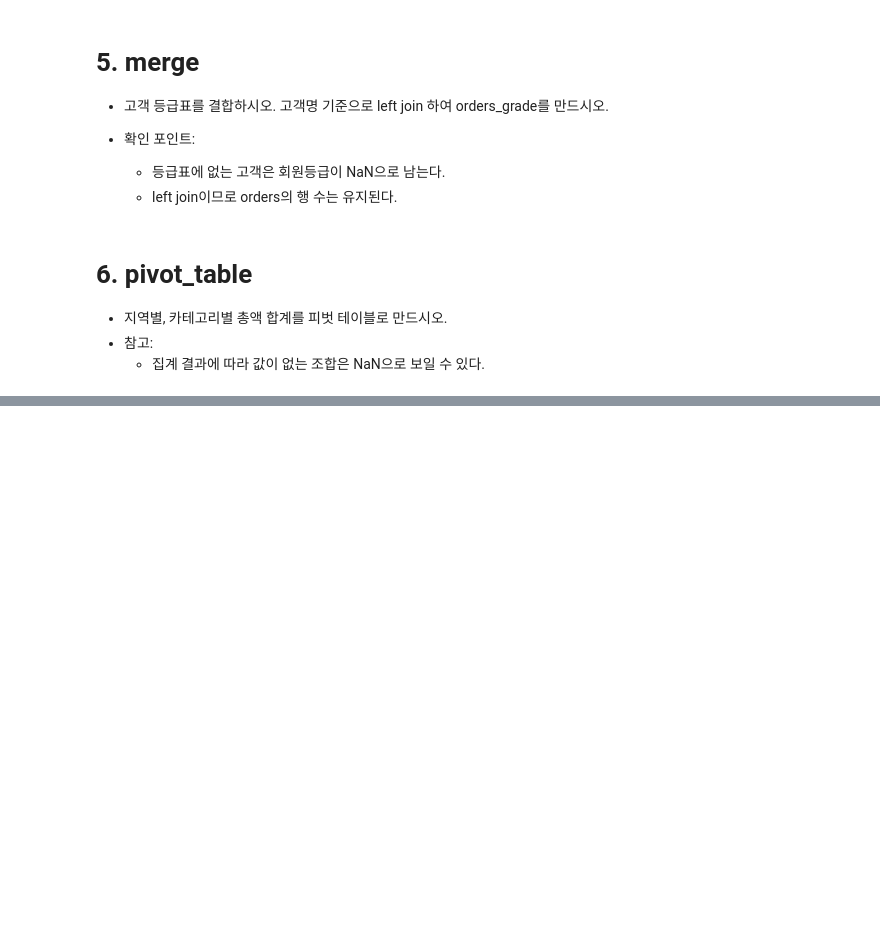
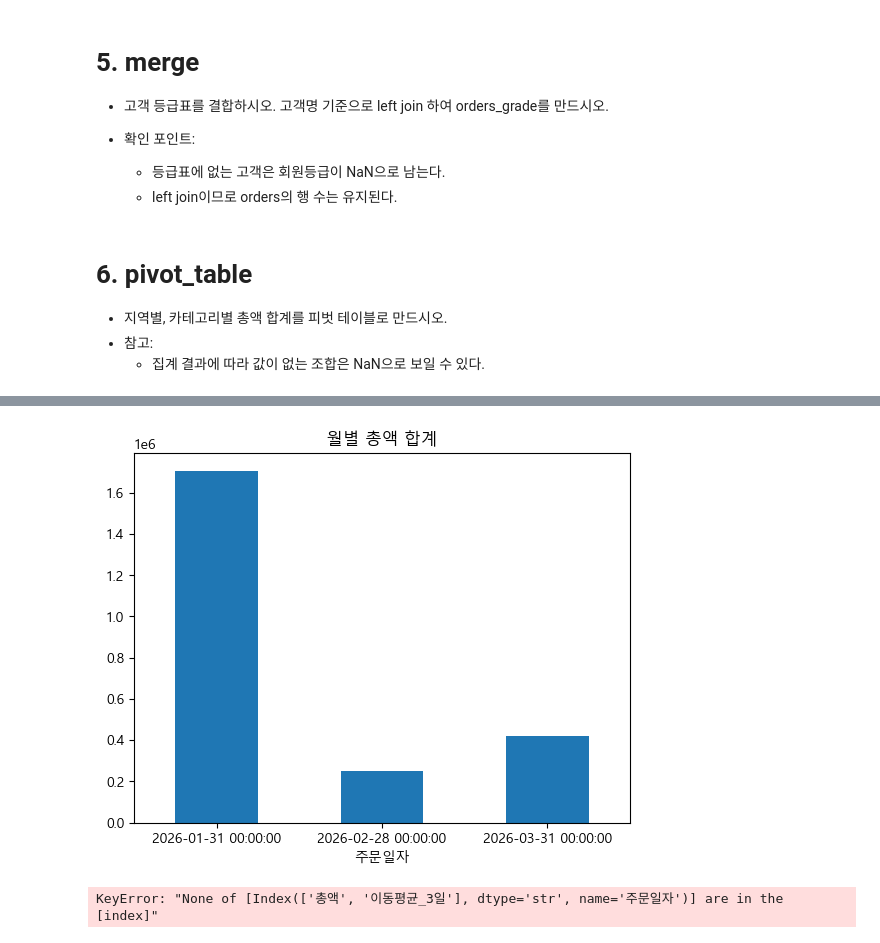
Before and after one commit to LeeMyungbin/gitRemote-Test, a Jupyter notebook: 04_DATA_ANALYSIS/practice/pandas_practice_02.ipynb, the cells around one changed output, grey strips where cells are left out. Saved outputs shown, nothing was run; the diff lists cells and outputs as text; code cells hidden in the pictures; blank space fills up the shorter version.

```diff
--- a/04_DATA_ANALYSIS/practice/pandas_practice_02.ipynb
+++ b/04_DATA_ANALYSIS/practice/pandas_practice_02.ipynb
@@ -132,0 +230,6 @@ orders_grade= pd.merge(orders, new_orders, on='고객명', how='left')
+# %%
+orders['평균총액'] = orders.groupby('카테고리')['총액'].transform('mean')
+
+orders['평균대비'] = orders['총액'] - orders['평균총액']
+# 정답(추가) : pd.options.display.float_format = '{:,.0f}'.format
+orders
@@ -132,0 +254,4 @@ orders_grade= pd.merge(orders, new_orders, on='고객명', how='left')
+# %%
+orders['월'] = orders['주문일자'].dt.month
+orders['요일명'] = orders['주문일자'].dt.day_name()
+orders
@@ -132,0 +274,3 @@ orders_grade= pd.merge(orders, new_orders, on='고객명', how='left')
+# %%
+ts_orders = orders.set_index('주문일자')
+mon_s=ts_orders['총액'].resample('ME').sum()
@@ -132,0 +283,6 @@ orders_grade= pd.merge(orders, new_orders, on='고객명', how='left')
+# %%
+daily_s = ts_orders['총액'].resample('D').sum()
+
+# 정답(추가) : rolling_mean = daily_s.to_frame(name='총액')
+rolling_mean = daily_s.rolling(3).mean()
+rolling_mean
@@ -132,0 +328,10 @@ orders_grade= pd.merge(orders, new_orders, on='고객명', how='left')
+# %%
+mon_s.plot(kind='bar', title='월별 총액 합계')
+plt.xticks(rotation=0)
+plt.show()
+
+rolling_mean[['총액', '이동평균_3일']].plot(title='일자별 총액과 3일 이동평균')
+plt.show()
+# %% [output]
+[figure, added]
+KeyError: "None of [Index(['총액', '이동평균_3일'], dtype='str', name='주문일자')] are in the [index]"
```
Also changed, not shown: parts of 20 cells of this notebook, 1 other file.
